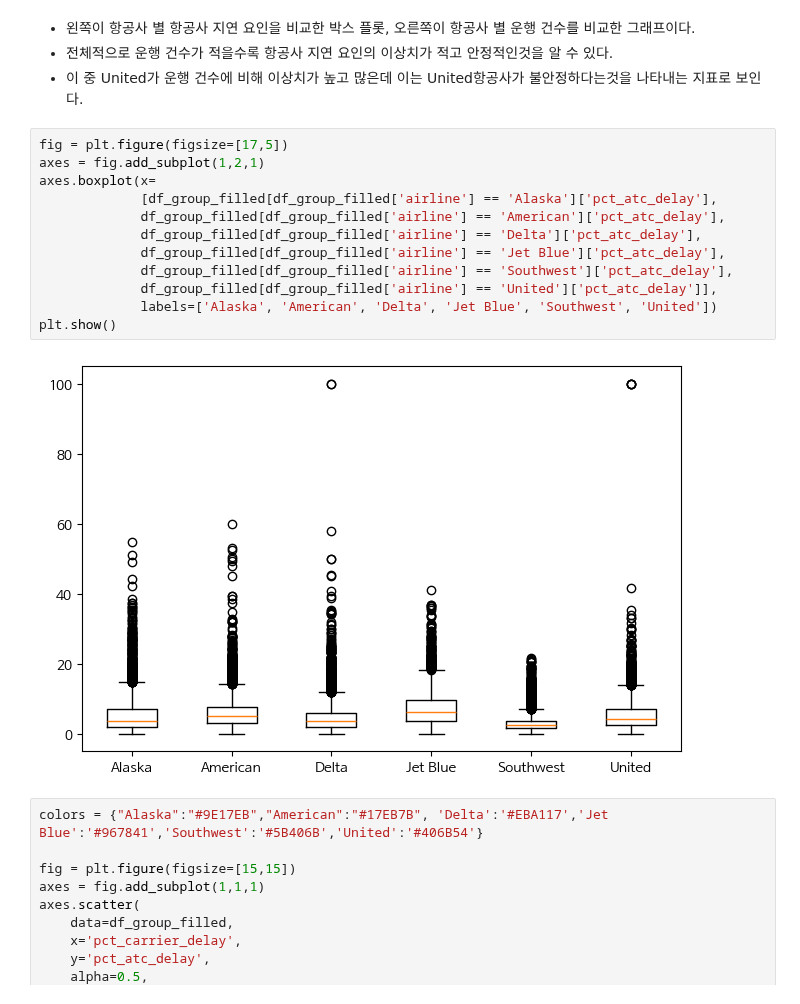
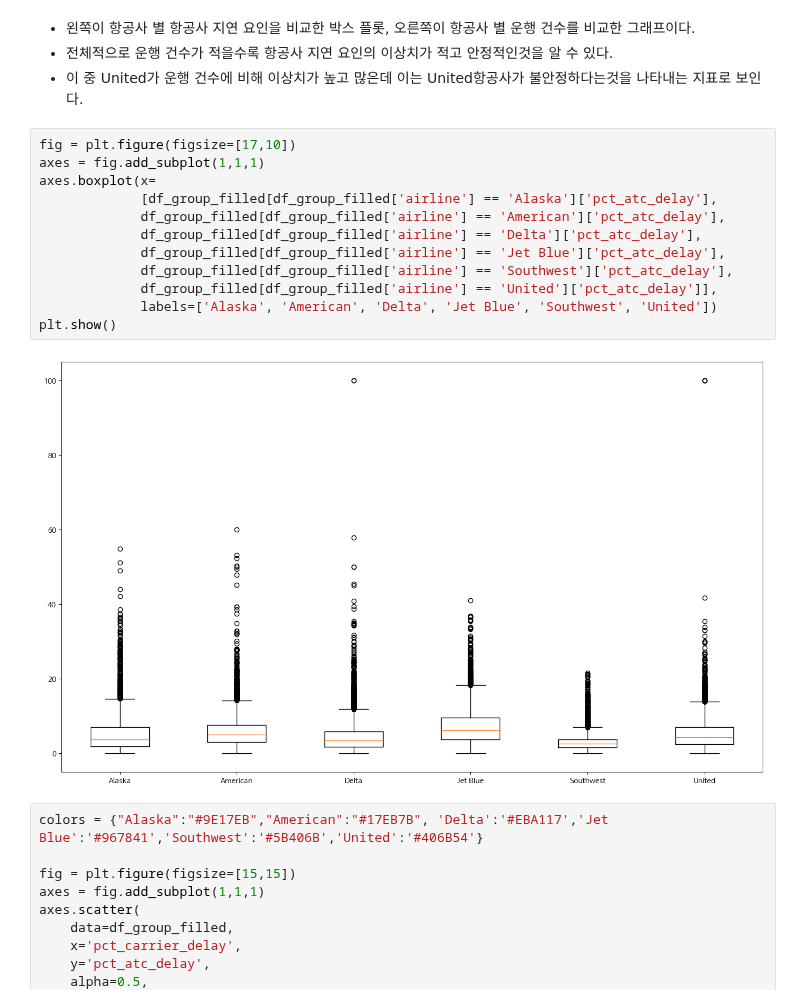
Before and after one commit to Telkem/hipython_rep, a Jupyter notebook: 17_탐색적데이터분석.ipynb, the cells around one changed output. Saved outputs shown, nothing was run; the diff lists cells and outputs as text.

```diff
--- a/17_탐색적데이터분석.ipynb
+++ b/17_탐색적데이터분석.ipynb
@@ -132,19 +132,19 @@ plt.show()
 - 전체적으로 운행 건수가 적을수록 항공사 지연 요인의 이상치가 적고 안정적인것을 알 수 있다.
 - 이 중 United가 운행 건수에 비해 이상치가 높고 많은데 이는 United항공사가 불안정하다는것을 나타내는 지표로 보인다.
 # %%
-fig = plt.figure(figsize=[17,5])
-axes = fig.add_subplot(1,2,1)
+fig = plt.figure(figsize=[17,10])
+axes = fig.add_subplot(1,1,1)
 axes.boxplot(x=
              [df_group_filled[df_group_filled['airline'] == 'Alaska']['pct_atc_delay'],
              df_group_filled[df_group_filled['airline'] == 'American']['pct_atc_delay'],
              df_group_filled[df_group_filled['airline'] == 'Delta']['pct_atc_delay'],
              df_group_filled[df_group_filled['airline'] == 'Jet Blue']['pct_atc_delay'],
              df_group_filled[df_group_filled['airline'] == 'Southwest']['pct_atc_delay'],
              df_group_filled[df_group_filled['airline'] == 'United']['pct_atc_delay']],
              labels=['Alaska', 'American', 'Delta', 'Jet Blue', 'Southwest', 'United'])
 plt.show()
 # %% [output]
-[figure, old version]
+[figure, new version]
 # %%
 colors = {"Alaska":"#9E17EB","American":"#17EB7B", 'Delta':'#EBA117','Jet Blue':'#967841','Southwest':'#5B406B','United':'#406B54'}
 
```
Also changed, not shown: 1 other file.
